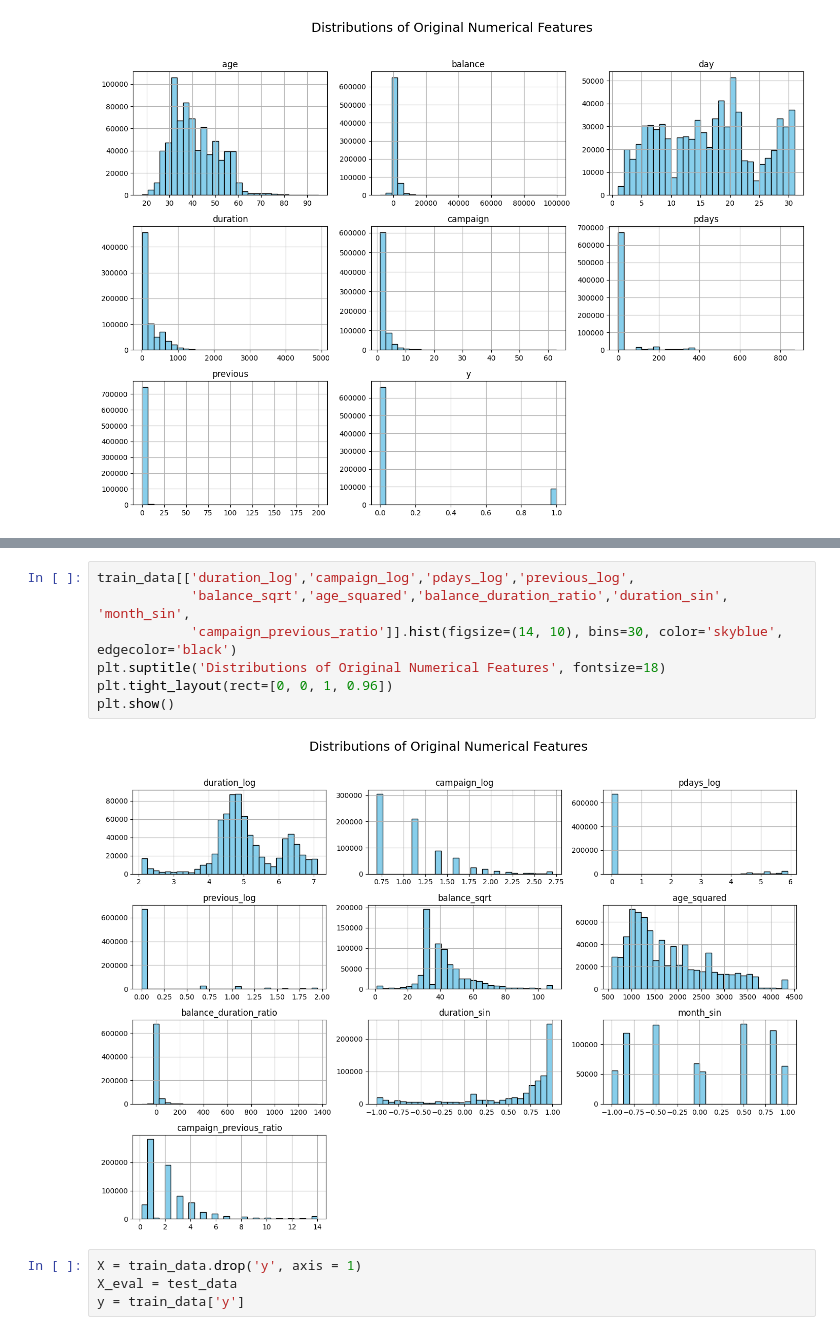
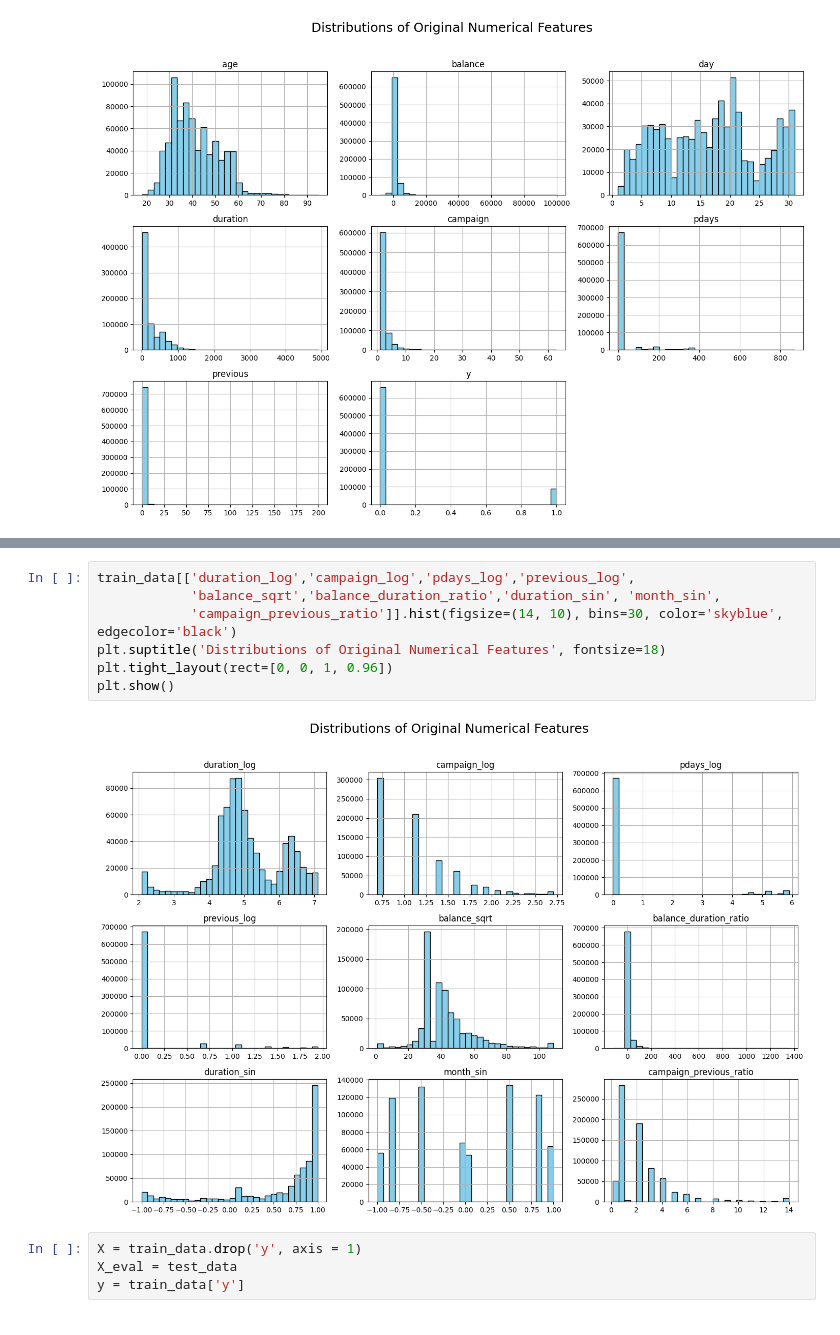
Before and after one commit to Gregory-lab-eng/kaggle-Binary-Classification-with-a-Bank-Dataset-XGB-StratifiedKFold, a Jupyter notebook: xgb-stratifiedkfold.ipynb, the cells around one changed output, grey strips where cells are left out. Cells and saved outputs as stored; diff of their text form.

```diff
--- a/xgb-stratifiedkfold.ipynb
+++ b/xgb-stratifiedkfold.ipynb
@@ -113,12 +125,12 @@ Feature engineering complete. New train shape: (750000, 28)
 # %%
 train_data[['duration_log','campaign_log','pdays_log','previous_log',
-            'balance_sqrt','age_squared','balance_duration_ratio','duration_sin', 'month_sin',
+            'balance_sqrt','balance_duration_ratio','duration_sin', 'month_sin',
             'campaign_previous_ratio']].hist(figsize=(14, 10), bins=30, color='skyblue', edgecolor='black')
 plt.suptitle('Distributions of Original Numerical Features', fontsize=18)
 plt.tight_layout(rect=[0, 0, 1, 0.96])
 plt.show()
 # %% [output]
-[figure, old version]
+[figure, new version]
 # %%
 X = train_data.drop('y', axis = 1)
 X_eval = test_data
```
Also changed, not shown: parts of 6 cells of this notebook.
